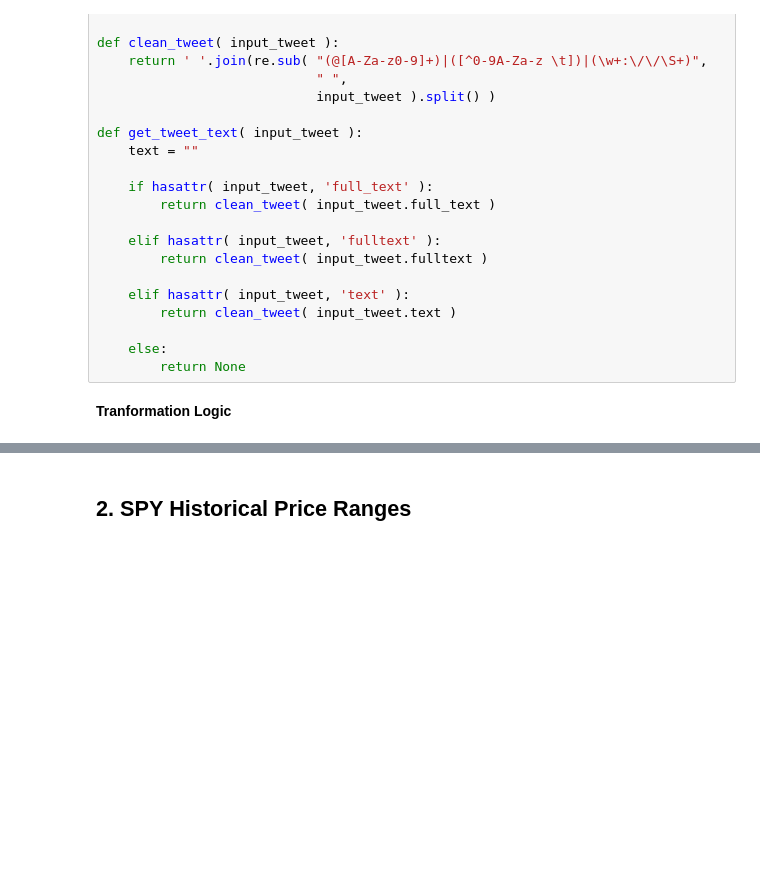
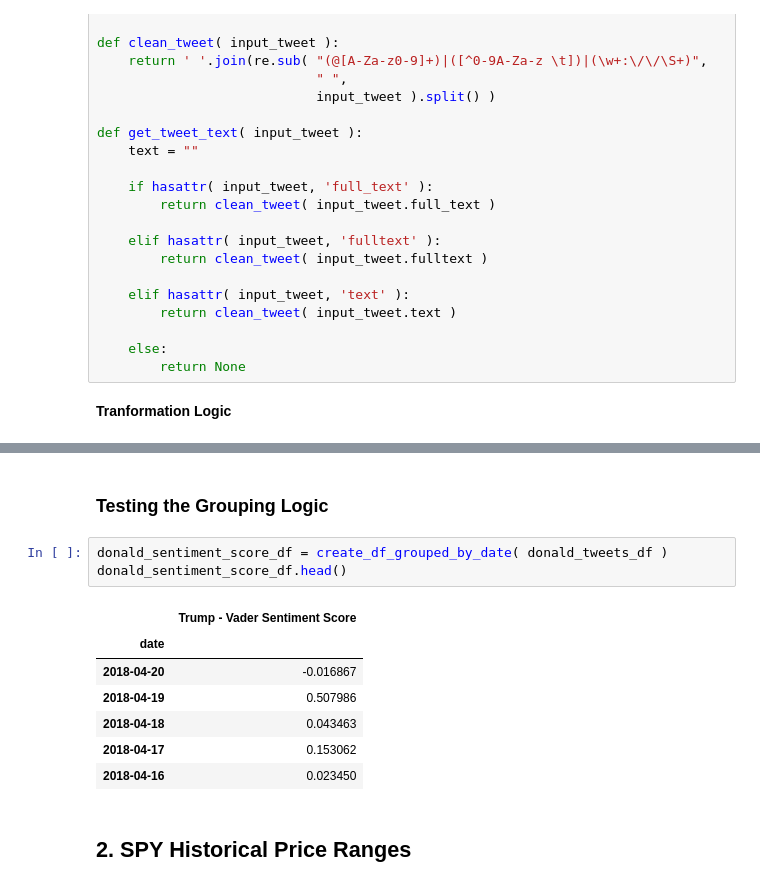
Before and after one commit to MokoSan/TwitterSentimentAnalysis, a Jupyter notebook: src/data/Data Acquisition.ipynb, the cells around one changed output, grey strips where cells are left out. Drawn from its saved outputs; the diff is of its cells as text; blank space fills up the shorter version.

```diff
--- a/src/data/Data Acquisition.ipynb
+++ b/src/data/Data Acquisition.ipynb
@@ -151,3 +166,16 @@ tweets_df.head()
+# %% [markdown]
+### Testing the Grouping Logic
+# %%
+donald_sentiment_score_df = create_df_grouped_by_date( donald_tweets_df )
+donald_sentiment_score_df.head()
+# %% [output]
+|  | Trump - Vader Sentiment Score |
+| date |  |
+| 2018-04-20 | -0.016867 |
+| 2018-04-19 | 0.507986 |
+| 2018-04-18 | 0.043463 |
+| 2018-04-17 | 0.153062 |
+| 2018-04-16 | 0.023450 |
 # %% [markdown]
 ## 2. SPY Historical Price Ranges
 # %% [markdown]
```
Also changed, not shown: parts of 26 cells of this notebook, 20 other files.
